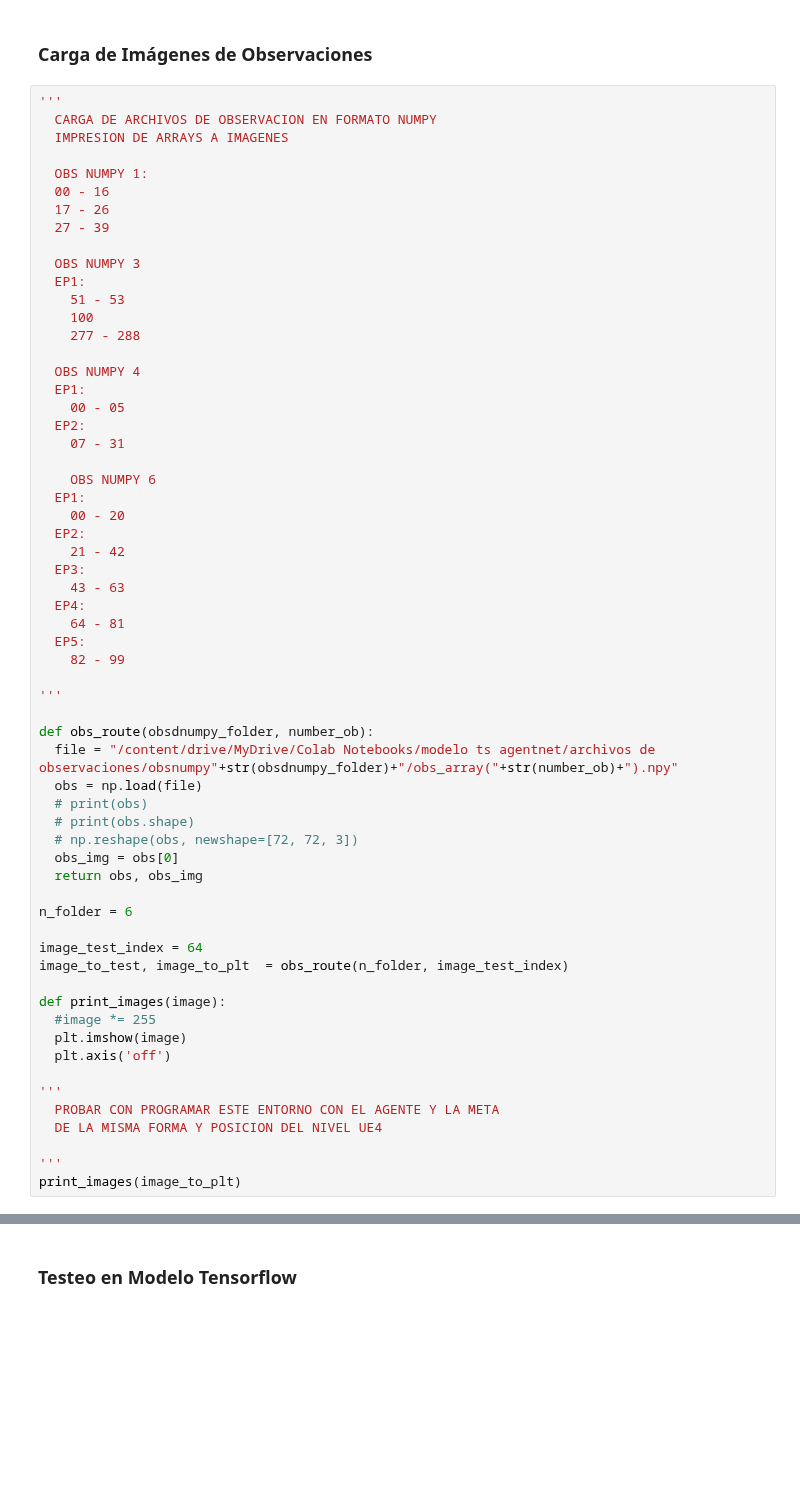
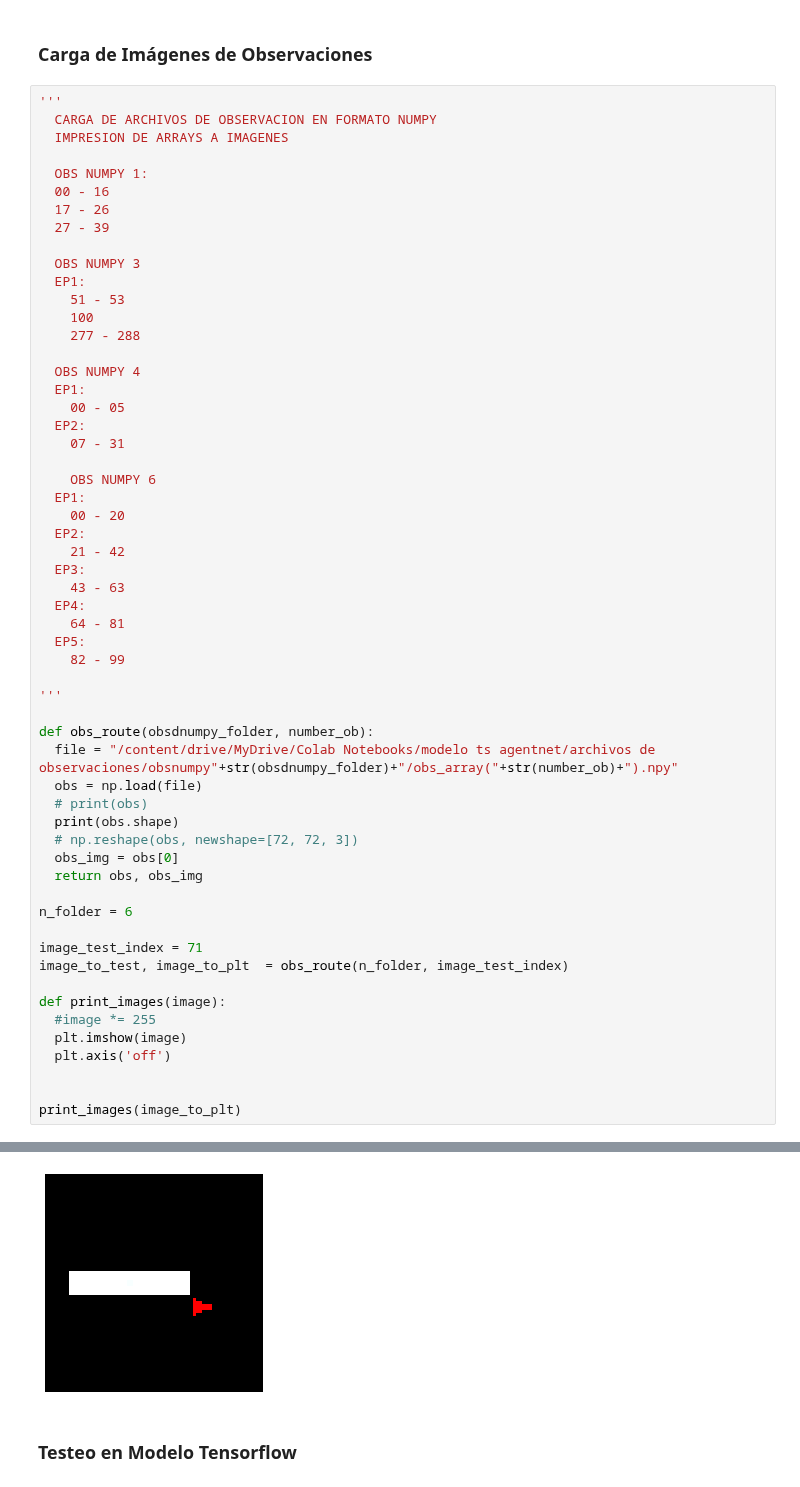
Before and after one commit to matpg/RL-Agent-for-Unreal-Engine, a Jupyter notebook: script_pruebas_tensorflow.ipynb, the cells around one changed output, grey strips where cells are left out. Saved outputs shown, nothing was run; the diff lists cells and outputs as text; blank space fills up the shorter version.

```diff
--- a/script_pruebas_tensorflow.ipynb
+++ b/script_pruebas_tensorflow.ipynb
@@ -128,14 +123,14 @@ def obs_route(obsdnumpy_folder, number_ob):
   file = "/content/drive/MyDrive/Colab Notebooks/modelo ts agentnet/archivos de observaciones/obsnumpy"+str(obsdnumpy_folder)+"/obs_array("+str(number_ob)+").npy"
   obs = np.load(file)
   # print(obs)
-  # print(obs.shape)
+  print(obs.shape)
   # np.reshape(obs, newshape=[72, 72, 3])
   obs_img = obs[0]
   return obs, obs_img
 
 n_folder = 6
 
-image_test_index = 64
+image_test_index = 71
 image_to_test, image_to_plt  = obs_route(n_folder, image_test_index)
 
 def print_images(image):
@@ -143,9 +138,6 @@ def print_images(image):
   plt.imshow(image)
   plt.axis('off')
 
-'''
-  PROBAR CON PROGRAMAR ESTE ENTORNO CON EL AGENTE Y LA META
-  DE LA MISMA FORMA Y POSICION DEL NIVEL UE4
 
-'''
 print_images(image_to_plt)
+# %% [output]
@@ -152,3 +146,4 @@ print_images(image_to_plt)
+[figure, added]
 # %% [markdown]
 ### Testeo en Modelo Tensorflow
 # %%
```
Also changed, not shown: parts of 5 cells of this notebook.
